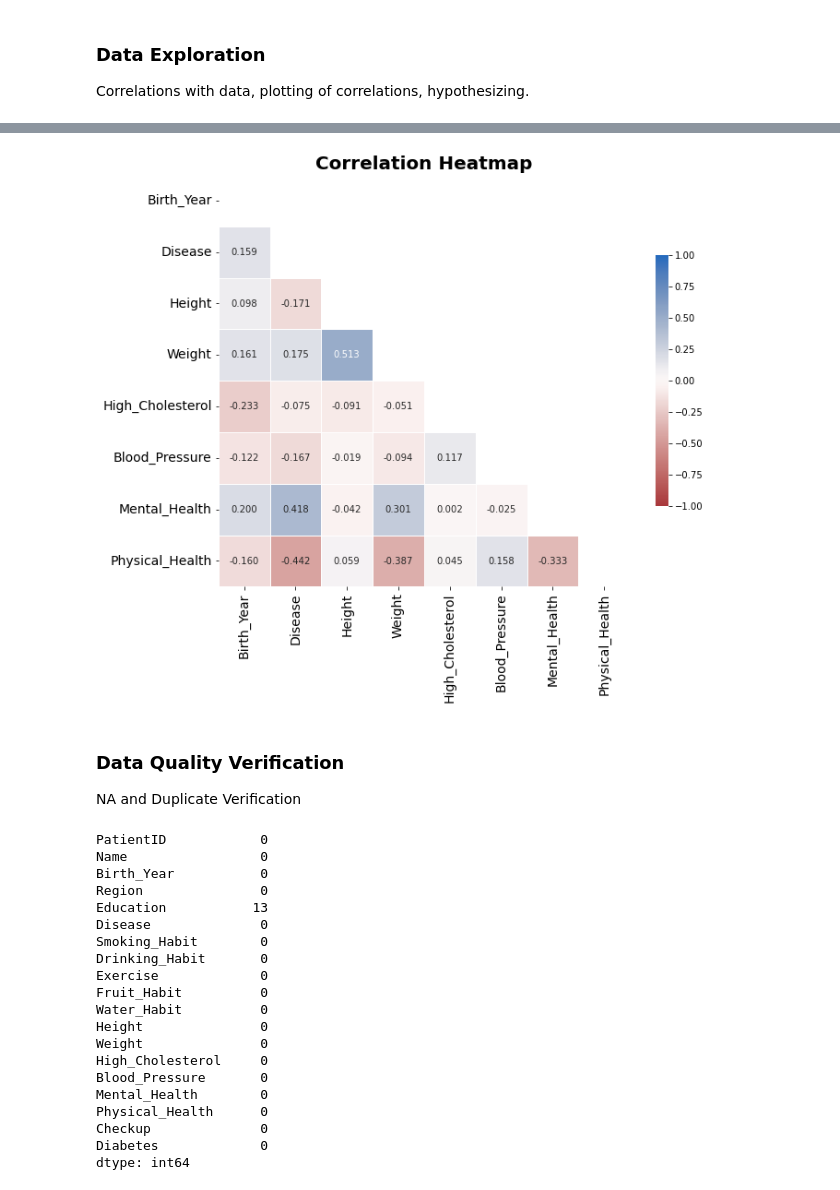
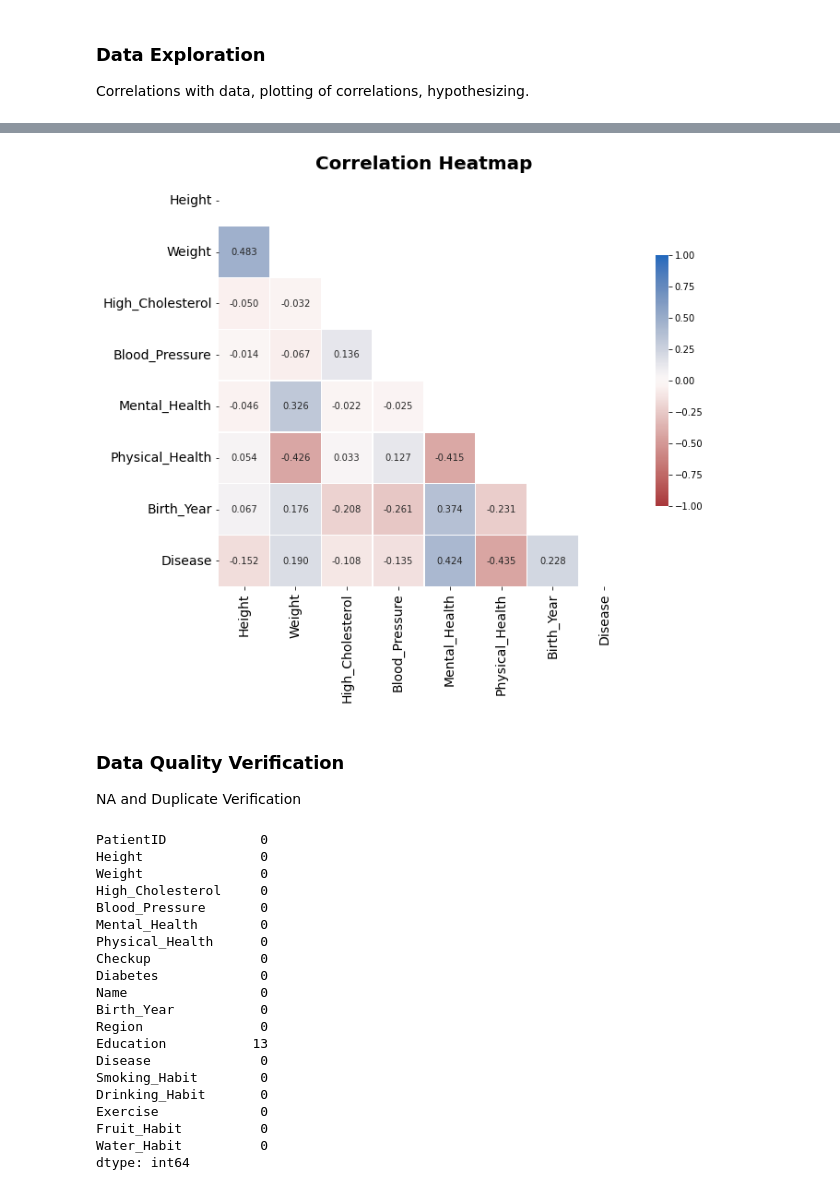
Before and after one commit to Danielfranco7/sharing-github, a Jupyter notebook: The Smith Parasite - Data Description.ipynb, the cells around one changed output, grey strips where cells are left out. Cells and saved outputs as stored; diff of their text form; code cells hidden in the pictures.

```diff
--- a/The Smith Parasite - Data Description.ipynb
+++ b/The Smith Parasite - Data Description.ipynb
@@ -35,8 +97,8 @@ currentpath = os.getcwd()
 datapath = os.path.join(currentpath, "the-smith-parasite-dataset")
 
 #Train datasets import
-train_demo = pd.read_excel(datapath + "\\train_demo.xlsx")
-train_habits = pd.read_excel(datapath + "\\train_habits.xlsx")
+train_demo = pd.read_excel(datapath + "/train_demo.xlsx")
+train_habits = pd.read_excel(datapath + '\train_habits.xlsx")
 train_health = pd.read_excel(datapath + "\\train_health.xlsx")
 
 """
@@ -176,0 +201,26 @@ cortab
+# %%
+# All numeric features in one figure
+sns.set()
+
+# Selecting numeric features
+tmp = train_data.select_dtypes(include = ['float64', 'int64']).columns
+
+# Removing ID feature
+tmp = [col for col in tmp if 'ID' not in col]
+
+# Plot
+fig, axes = plt.subplots(nrows = 2, ncols = ceil(len(tmp)/2) , figsize = (15,7))
+
+cmap=['navy', 'royalblue', 'dodgerblue']
+
+# Plot data
+# Iterate across axes objects and associate each histogram (hint: use the ax.hist() instead of plt.hist()):
+for ax, col in zip(axes.flatten(), tmp): # Notice the zip() function and flatten() method
+    ax.hist(train_data[col], bins=30)
+    ax.set_title(col.replace('_', ' '), y=-0.30)
+
+# Layout
+plt.suptitle('Numerical Features Distribution', fontsize = 23, fontweight = 'bold')
+plt.subplots_adjust(left=None, bottom=None, right=None, top=None, wspace=0.4, hspace=None)
+
+plt.tight_layout()
@@ -177,28 +262,28 @@ cortab
 # %%
 # Correlations analysis
 # plot
 cmap = sns.color_palette('vlag_r', as_cmap=True)
 
 # Computing the correlation matrix
-corr = train_data.drop("PatientID",axis=1).corr()
+corr = train_data.drop("PatientID",axis=1).corr('spearman')
 
 # Generating a mask for the upper triangle
 mask = np.triu(np.ones_like(corr, dtype=bool))
 
 
 plt.figure(figsize = (10, 10))
 plt.yticks(fontsize=14)
 plt.xticks(fontsize=14)
 sns.heatmap(corr, mask=mask, cmap=cmap, vmax=1, vmin=-1, center=0,
             square=True, linewidths=.5, cbar_kws={'shrink': .5}, annot=True, fmt='.3f')
 
 #customize
 plt.title('Correlation Heatmap',fontsize = 20, fontweight = 'bold')
 
 
 plt.show()
 # %% [output]
-[figure, old version]
+[figure, new version]
 # %% [markdown]
 ### Data Quality Verification
 NA and Duplicate Verification
@@ -207,6 +292,14 @@ train_data.isna().sum()
 #The only NA are from education, one solution might be to create a new category as "No Education Information", for the 13 missing values
 # %% [output]
 PatientID            0
+Height               0
+Weight               0
+High_Cholesterol     0
+Blood_Pressure       0
+Mental_Health        0
+Physical_Health      0
+Checkup              0
+Diabetes             0
 Name                 0
 Birth_Year           0
 Region               0
@@ -217,14 +310,6 @@ Drinking_Habit       0
 Exercise             0
 Fruit_Habit          0
 Water_Habit          0
-Height               0
-Weight               0
-High_Cholesterol     0
-Blood_Pressure       0
-Mental_Health        0
-Physical_Health      0
-Checkup              0
-Diabetes             0
 dtype: int64
 # %%
 # In proportion, Educantion has only 1.6 % of NA values.
```
Also changed, not shown: parts of 28 cells of this notebook.
